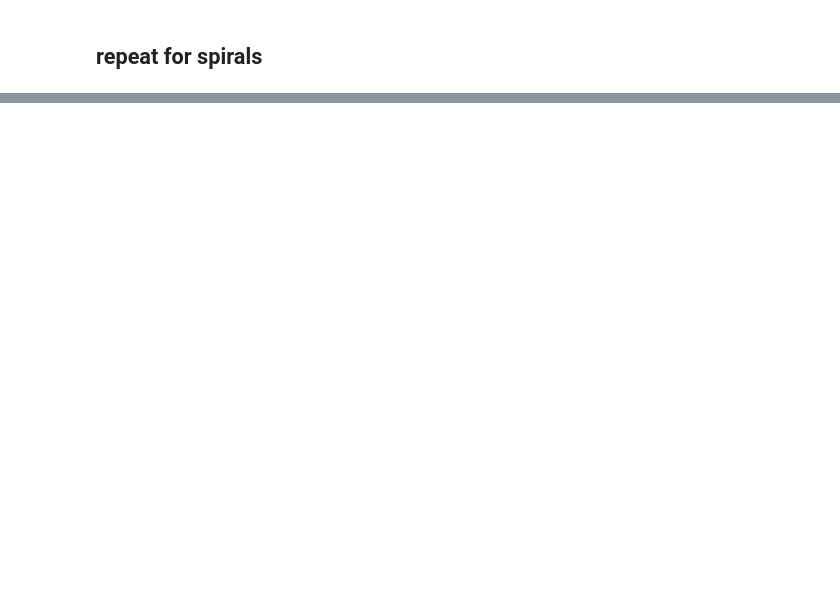
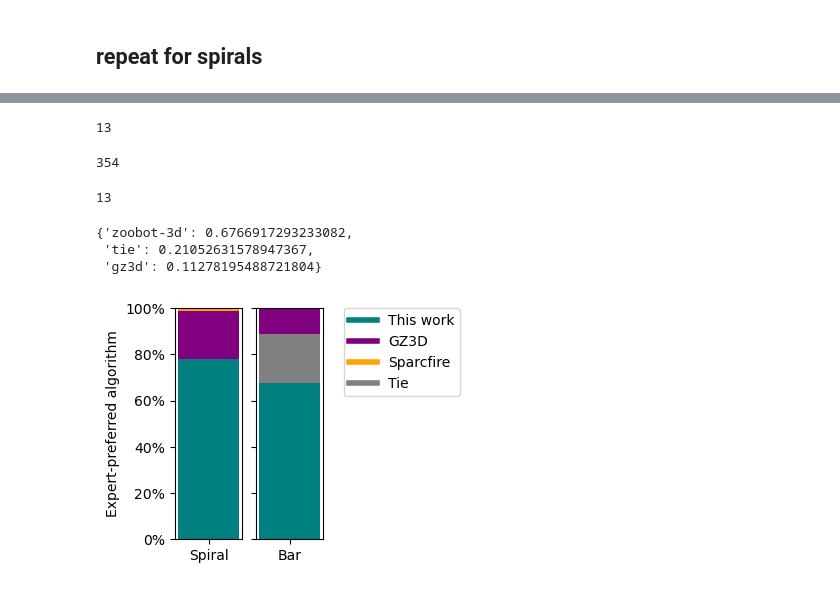
Before and after one commit to mwalmsley/zoobot-3d, a Jupyter notebook: results_for_paper/expert_votes.ipynb, the cells around one changed output, grey strips where cells are left out. Drawn from its saved outputs; the diff is of its cells as text; code cells hidden in the pictures; blank space fills up the shorter version.

```diff
--- a/results_for_paper/expert_votes.ipynb
+++ b/results_for_paper/expert_votes.ipynb
@@ -192,0 +264,77 @@ dtype: int64
+# %%
+gz3d_worst = spiral_df['best_algorithm'].isin(['zoobot-3d', 'sparcfire']) & spiral_df['second_algorithm'].isin(['zoobot-3d', 'sparcfire'])
+gz3d_worst.sum()
+# %% [output]
+13
+# %%
+sparcfire_worst = spiral_df['best_algorithm'].isin(['gz3d', 'zoobot-3d']) & spiral_df['second_algorithm'].isin(['zoobot-3d', 'gz3d'])
+sparcfire_worst.sum()
+# %% [output]
+354
+# %%
+len(spiral_df) - 354
+# %% [output]
+13
+# %%
+
+spiral_counts = {
+    'zoobot-3d': (spiral_df['best_algorithm'] == 'zoobot-3d').mean(),
+    'gz3d': (spiral_df['best_algorithm'] == 'gz3d').mean(),
+    'sparcfire': (spiral_df['best_algorithm'] == 'sparcfire').mean(),
+}
+bar_counts = {
+    'zoobot-3d': (bar_df['best_algorithm'] == 'zoobot-3d').mean(),
+    'tie': (bar_df['best_algorithm'] == 'tie').mean(),
+    'gz3d': (bar_df['best_algorithm'] == 'gz3d').mean()
+}
+bar_counts
+# %% [output]
+{'zoobot-3d': 0.6766917293233082,
+ 'tie': 0.21052631578947367,
+ 'gz3d': 0.11278195488721804}
+# %%
+
+zoobot_color = 'teal'
+sparcfire_color = 'orange'
+gz3d_color = 'purple'
+tie_color = 'gray'
+
+fig, (ax0, ax1, ax2, ax3) = plt.subplots(figsize=(4, 3), ncols=4, sharey=True)
+
+width = .1
+bottom = 0
+color_index = 0
+for algorithm, weight_count in spiral_counts.items():
+    colors = [zoobot_color, gz3d_color, sparcfire_color]
+    p = ax0.bar(['Spiral'], weight_count, width, label=algorithm, bottom=bottom, color=colors[color_index])
+    bottom += weight_count
+    color_index += 1
+bottom = 0
+color_index = 0
+for algorithm, weight_count in bar_counts.items():
+    colors = [zoobot_color, tie_color, gz3d_color]
+    p = ax1.bar(['Bar'], weight_count, width, label=algorithm, bottom=bottom, color=colors[color_index])
+    bottom += weight_count
+    color_index += 1
+
+ax0.yaxis.set_major_formatter(PercentFormatter(1))
+
+
+custom_lines = [
+    Line2D([0], [0], color=zoobot_color, lw=4),
+    Line2D([0], [0], color=gz3d_color, lw=4),
+    Line2D([0], [0], color=sparcfire_color, lw=4),
+    Line2D([0], [0], color=tie_color, lw=4)
+]
+ax0.legend(custom_lines, ['This work', 'GZ3D', 'Sparcfire', 'Tie'], loc=(2.5, .62))
+
+ax2.axis('off')
+ax3.axis('off')
+
+ax0.set_ylim([0., 1.])
+
+ax0.set_ylabel('Expert-preferred algorithm')
+
+fig.savefig('expertpreferences.pdf', bbox_inches='tight')
+# %% [output]
+[figure, added]
```
Also changed, not shown: parts of 22 cells of this notebook, 1 other file.
